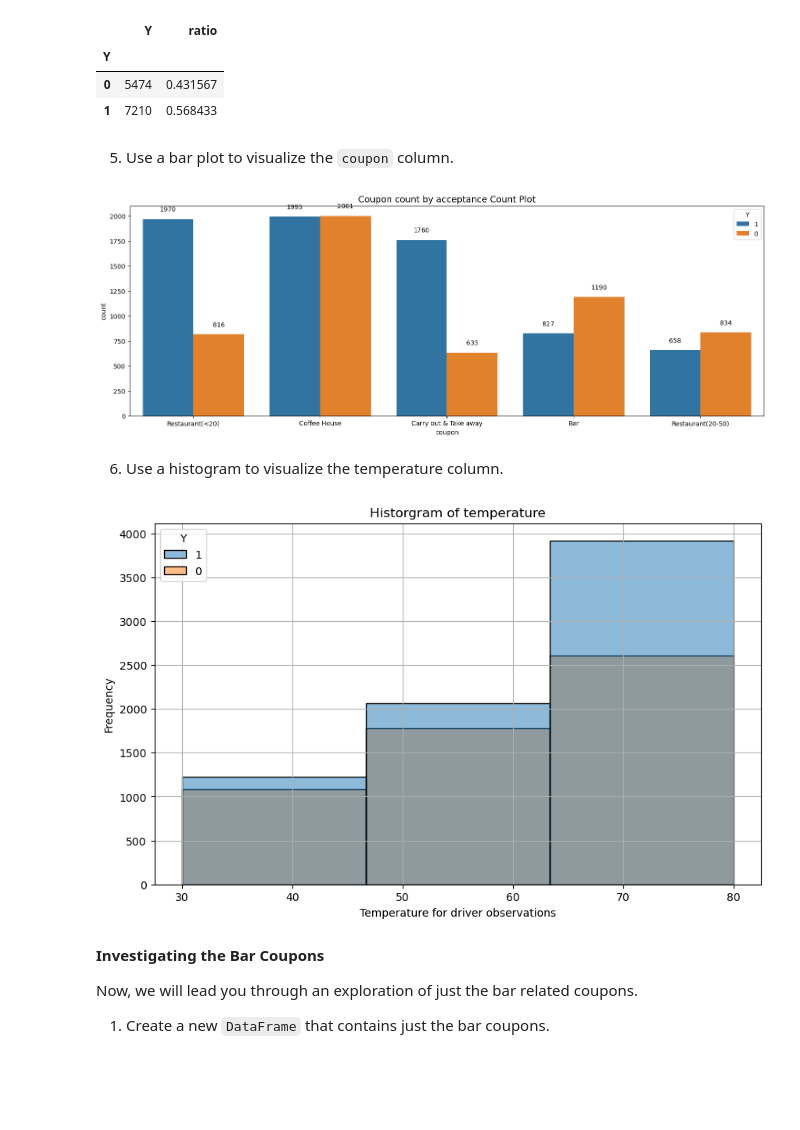
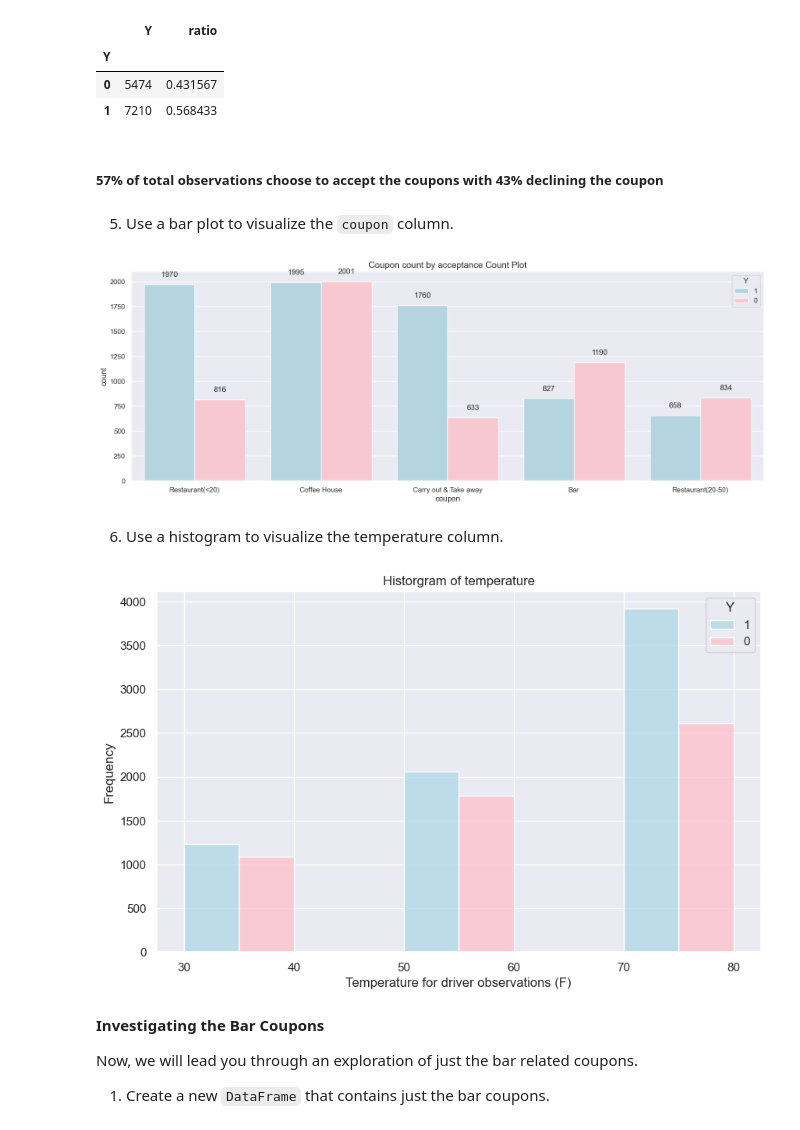
Before and after one commit to kesavan2017/ucbe-AIML-practical-application-51, a Jupyter notebook: prompt.ipynb, the cells around one changed output. Cells and saved outputs as stored; diff of their text form; code cells hidden in the pictures; blank space fills up the shorter version.

```diff
--- a/prompt.ipynb
+++ b/prompt.ipynb
@@ -219,14 +219,16 @@ df_acceptance
 | Y |  |  |
 | 0 | 5474 | 0.431567 |
 | 1 | 7210 | 0.568433 |
+# %% [markdown]
+##### 57% of total observations choose to accept the coupons with 43% declining the coupon
 # %% [markdown]
 5. Use a bar plot to visualize the `coupon` column.
 # %%
 #Issue to resolve : AttributeError: 'numpy.int64' object has no attribute 'startswith' : convert Y category to a string for plot to visuzlize coupon by acceptance
-
+# **NOTE** when using the data column re-set to int64 type for feature = Y
 data['Y'] = data['Y'].astype(str)
 fig = plt.figure(figsize=(18, 6))
-ax = sns.countplot(data, x='coupon', hue='Y')
+ax = sns.countplot(data, x='coupon', hue='Y', palette=['lightblue', 'pink'])
 for container in ax.containers:
     ax.bar_label(container, padding=10, rotation=0)
 
@@ -234,20 +236,22 @@ ax.axes.set_title("Coupon count by acceptance Count Plot", fontsize=14)
 
 plt.show()
 # %% [output]
-[figure, old version]
+[figure, new version]
 # %% [markdown]
 6. Use a histogram to visualize the temperature column.
 # %%
-# Use the Seaborn historgram to visualize temperature column and set bins to represent a tighter window for easier visualization to understand temperature category impact
+# Use the Seaborn historgram to visualize temperature column and set bins to represent a tighter window
+# for easier visualization to understand temperature category impact
+
 plt.figure(figsize=(10,6))
-sns.histplot(data=data, x='temperature', hue='Y', bins=3)
+sns.histplot(data=data, x='temperature', hue='Y', bins=5, palette=['lightblue', 'pink'], multiple="dodge")
 plt.title('Historgram of temperature')
-plt.xlabel('Temperature for driver observations')
+plt.xlabel('Temperature for driver observations (F)')
 plt.ylabel('Frequency')
 plt.grid('True')
 plt.show()
 # %% [output]
-[figure, old version]
+[figure, new version]
 # %% [markdown]
 **Investigating the Bar Coupons**
 
```
Also changed, not shown: parts of 16 cells of this notebook.
